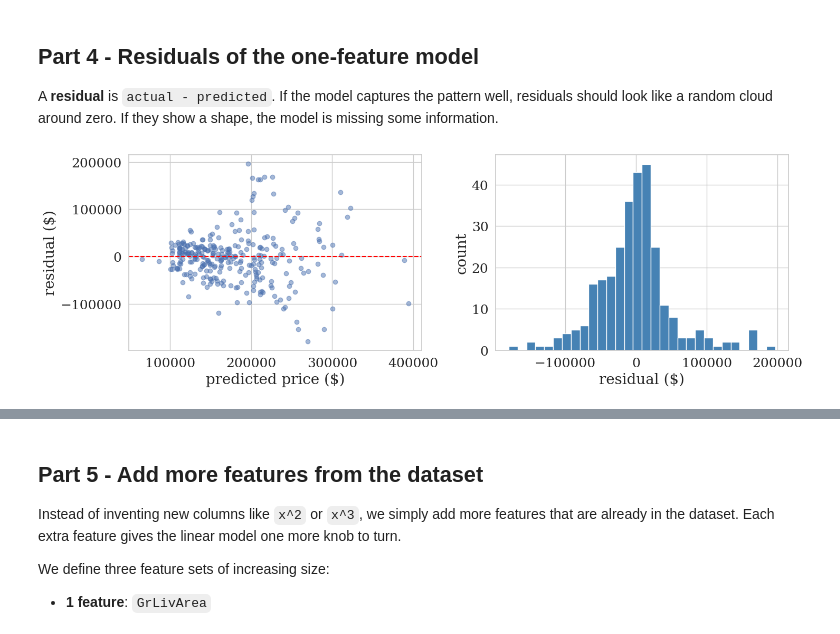
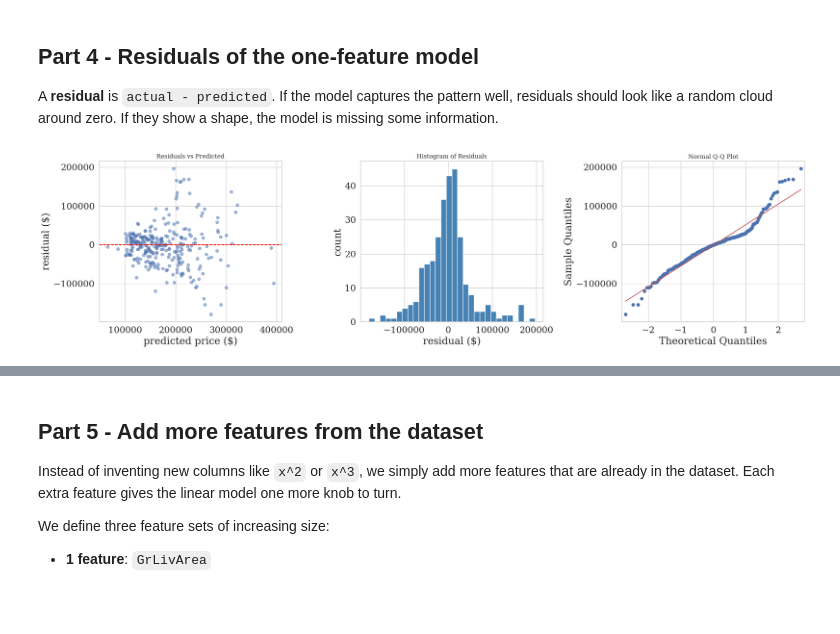
Before and after one commit to mgrubisic/ai_bootcamp_foundations, a Jupyter notebook: notebooks/2a_Regression_Fundamentals.ipynb, the cells around one changed output, grey strips where cells are left out. Drawn from its saved outputs; the diff is of its cells as text; code cells hidden in the pictures; blank space fills up the shorter version.

```diff
--- a/notebooks/2a_Regression_Fundamentals.ipynb
+++ b/notebooks/2a_Regression_Fundamentals.ipynb
@@ -154,20 +154,32 @@ plt.show()
 
 A **residual** is `actual - predicted`. If the model captures the pattern well, residuals should look like a random cloud around zero. If they show a shape, the model is missing some information.
 # %%
+import scipy.stats as stats
+import statsmodels.api as sm
+
 residuals_1 = y_test.values - pred_1_test
 
-fig, ax = plt.subplots(1, 2, figsize=(15, 5))
+# Create 3 subplots side-by-side in a single row
+fig, ax = plt.subplots(1, 3, figsize=(22, 6))
 
+# Subplot 1: Residual Scatter plot
 ax[0].scatter(pred_1_test, residuals_1, alpha=0.5)
 ax[0].axhline(0, color="red", linestyle="--")
 ax[0].set_xlabel("predicted price ($)")
 ax[0].set_ylabel("residual ($)")
+ax[0].set_title("Residuals vs Predicted")
 
+# Subplot 2: Residual Histogram
 ax[1].hist(residuals_1, bins=30, color="steelblue", edgecolor="white")
 ax[1].set_xlabel("residual ($)")
 ax[1].set_ylabel("count")
+ax[1].set_title("Histogram of Residuals")
+
+# Subplot 3: Normal Q-Q Plot
+sm.qqplot(residuals_1, line='s', ax=ax[2])
+ax[2].set_title("Normal Q-Q Plot")
 
 plt.tight_layout()
 plt.show()
 # %% [output]
-[figure, old version]
+[figure, new version]
```
Also changed, not shown: parts of 1 cell of this notebook.
